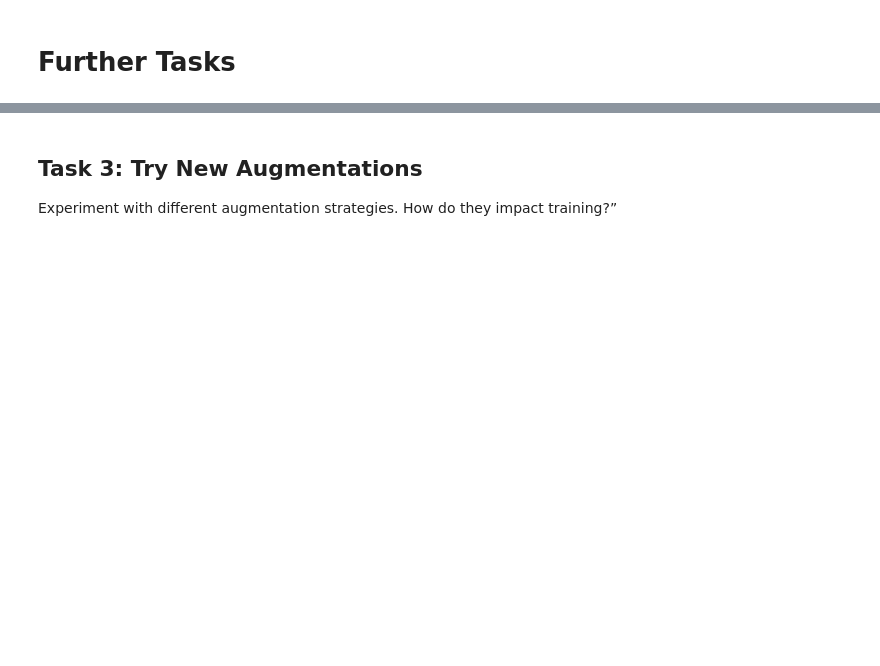
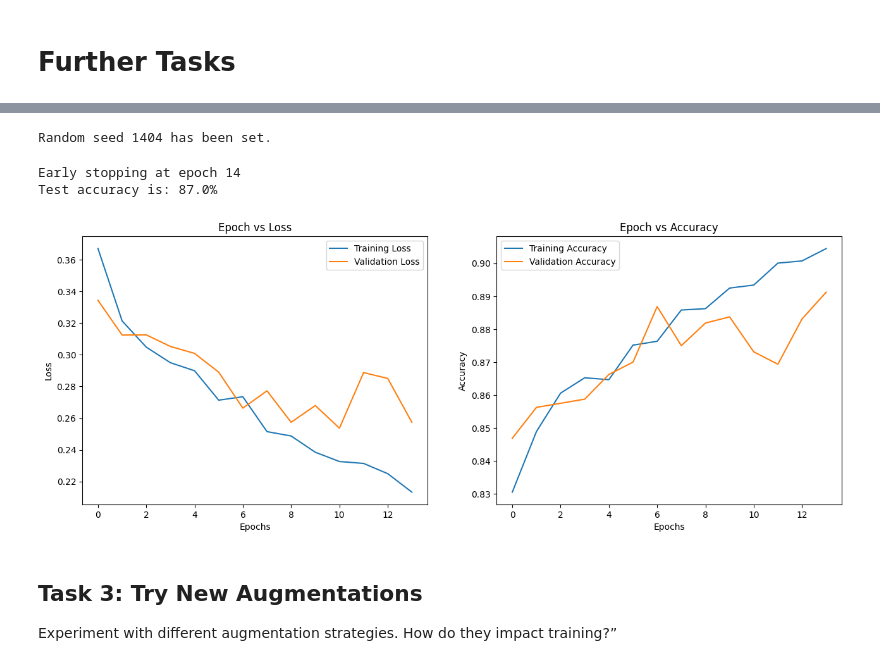
Before and after one commit to MahdiS3171/Deep-Learning-SUT-Course-Spring-2025, a Jupyter notebook: HW/HW2/Student_HW_CNN_part2.ipynb, the cells around one changed output, grey strips where cells are left out. Saved outputs shown, nothing was run; the diff lists cells and outputs as text; code cells hidden in the pictures; blank space fills up the shorter version.

```diff
--- a/HW/HW2/Student_HW_CNN_part2.ipynb
+++ b/HW/HW2/Student_HW_CNN_part2.ipynb
@@ -1019,3 +1161,77 @@ Implement early stopping: stop training if validation loss doesn't improve for 3
+# %%
+def train_with_early_stopping(model, device, train_loader, validation_loader, epochs, patience=3):
+  criterion = nn.CrossEntropyLoss()
+  optimizer = torch.optim.SGD(model.parameters(), lr=0.01, momentum=0.9)
+
+  best_val_loss = float('inf')
+  patience_counter = 0
+
+  train_loss, validation_loss = [], []
+  train_acc, validation_acc = [], []
+
+  for epoch in tqdm(range(epochs), desc='Training', unit='epoch'):
+    model.train()
+    running_loss = 0.
+    correct, total = 0, 0
+
+    for data, target in train_loader:
+      data, target = data.to(device), target.to(device)
+      optimizer.zero_grad()
+      output = model(data)
+      loss = criterion(output, target)
+      loss.backward()
+      optimizer.step()
+
+      running_loss += loss.item()
+      _, predicted = torch.max(output, 1)
+      total += target.size(0)
+      correct += (predicted == target).sum().item()
+
+    train_loss.append(running_loss / len(train_loader))
+    train_acc.append(correct / total)
+
+    # Validation
+    model.eval()
+    running_loss = 0.
+    correct, total = 0, 0
+    with torch.no_grad():
+      for data, target in validation_loader:
+        data, target = data.to(device), target.to(device)
+        output = model(data)
+        loss = criterion(output, target)
+        running_loss += loss.item()
+        _, predicted = torch.max(output, 1)
+        total += target.size(0)
+        correct += (predicted == target).sum().item()
+
+    val_loss = running_loss / len(validation_loader)
+    val_acc = correct / total
+    validation_loss.append(val_loss)
+    validation_acc.append(val_acc)
+
+    # Early stopping check
+    if val_loss < best_val_loss:
+      best_val_loss = val_loss
+      patience_counter = 0
+    else:
+      patience_counter += 1
+      if patience_counter >= patience:
+        print(f"Early stopping at epoch {epoch+1}")
+        break
+
+  return train_loss, train_acc, validation_loss, validation_acc
+
+set_seed(SEED)
+net_bn = FMNIST_BatchNorm(num_classes=2).to(DEVICE)
+train_loader, validation_loader, test_loader = transforms_custom(binary=True, seed=SEED)
+train_loss, train_acc, validation_loss, validation_acc = train_with_early_stopping(net_bn, DEVICE, train_loader, validation_loader, epochs=50)
+print(f'Test accuracy is: {test(net_bn, DEVICE, test_loader)}')
+plot_loss_accuracy(train_loss, train_acc, validation_loss, validation_acc)
+# %% [output]
+Random seed 1404 has been set.
+Early stopping at epoch 14
+Test accuracy is: 87.0%
+[figure, added]
 # %% [markdown]
 ## Task 3: Try New Augmentations
 
```
Also changed, not shown: parts of 28 cells of this notebook.
